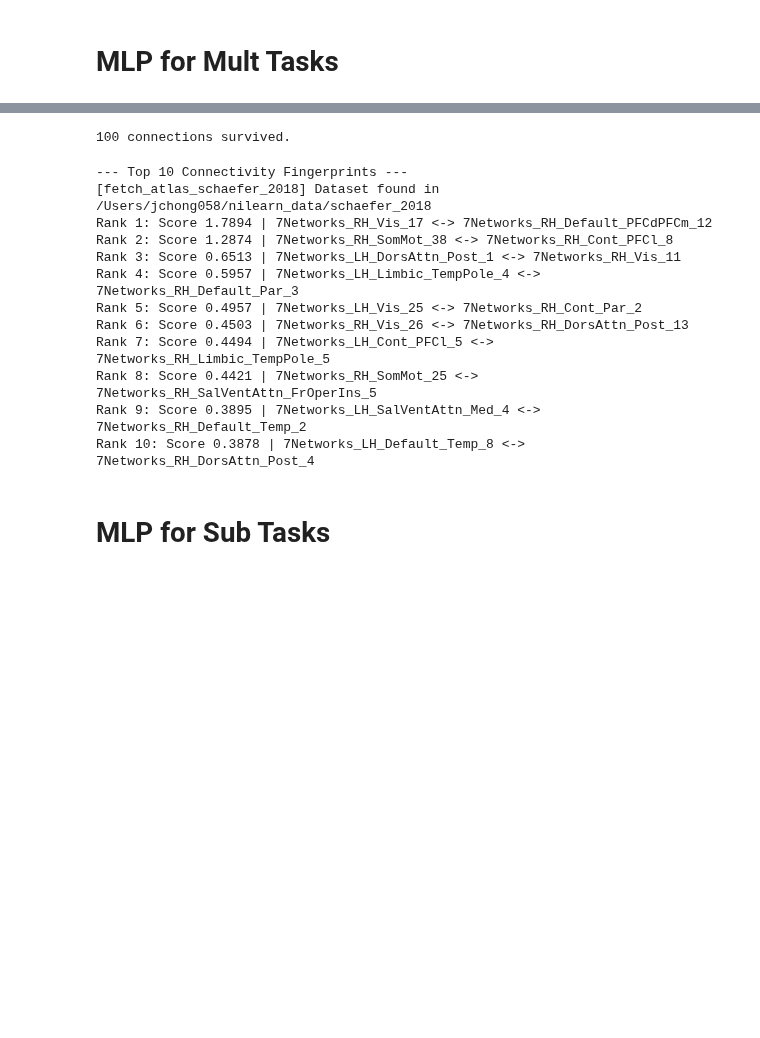
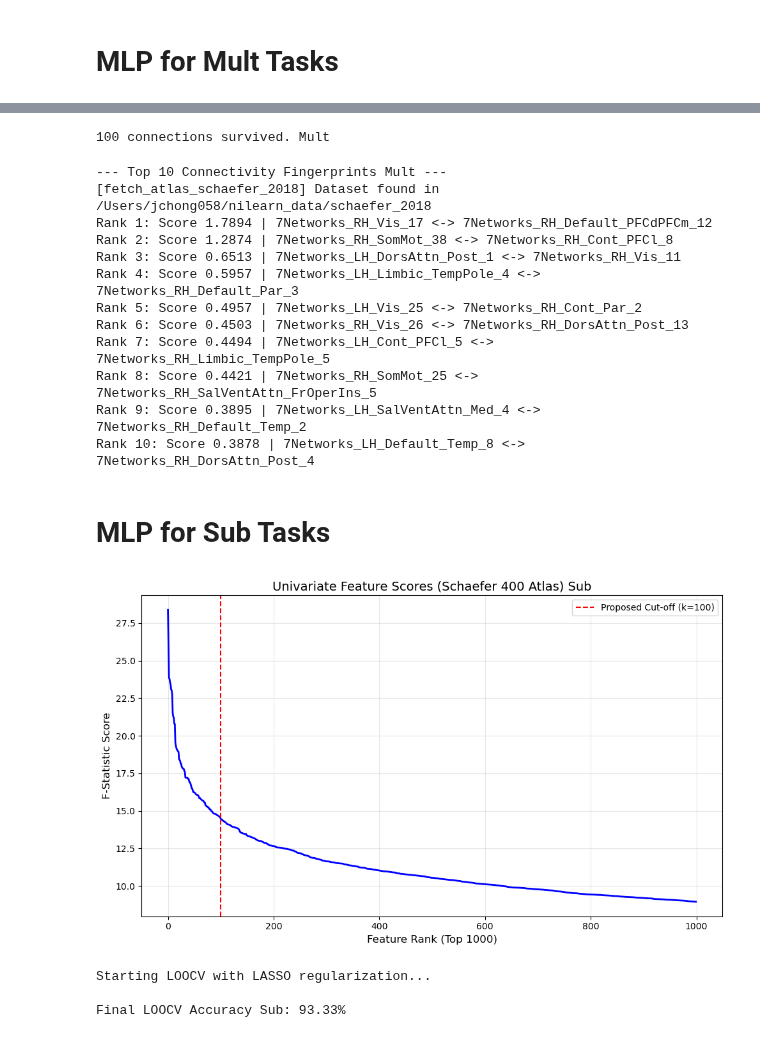
Before and after one commit to JJChong777/brain-math, a Jupyter notebook: brainmath_MLP.ipynb, the cells around one changed output, grey strips where cells are left out. Saved outputs shown, nothing was run; the diff lists cells and outputs as text; code cells hidden in the pictures; blank space fills up the shorter version.

```diff
--- a/brainmath_MLP.ipynb
+++ b/brainmath_MLP.ipynb
@@ -492,9 +492,9 @@ threshold = 1e-4
 winning_meta_indices = np.where(feature_weights > threshold)[0]
 winning_raw_indices = selected_indices[winning_meta_indices]
 
-print(f"{len(winning_raw_indices)} connections survived.")
+print(f"{len(winning_raw_indices)} connections survived. Mult")
 # %% [output]
-100 connections survived.
+100 connections survived. Mult
 # %%
 from nilearn import datasets
 def get_roi_names(index, n_rois=400):
@@ -515,7 +515,7 @@ top_10_meta_indices = np.argsort(feature_weights)[-10:][::-1]
 top_10_raw_indices = selected_indices[top_10_meta_indices]
 
 # 4. Print and Store Results
-print(f"--- Top 10 Connectivity Fingerprints ---")
+print(f"--- Top 10 Connectivity Fingerprints Mult ---")
 top_connections_info = []
 atlas = datasets.fetch_atlas_schaefer_2018(n_rois=400, yeo_networks=7)
 labels = atlas.labels
@@ -536,7 +536,7 @@ for i, raw_idx in enumerate(top_10_raw_indices):
         'indices': (roi_a_idx, roi_b_idx)
     })
 # %% [output]
---- Top 10 Connectivity Fingerprints ---
+--- Top 10 Connectivity Fingerprints Mult ---
 [fetch_atlas_schaefer_2018] Dataset found in /Users/jchong058/nilearn_data/schaefer_2018
 Rank 1: Score 1.7894 | 7Networks_RH_Vis_17 <-> 7Networks_RH_Default_PFCdPFCm_12
 Rank 2: Score 1.2874 | 7Networks_RH_SomMot_38 <-> 7Networks_RH_Cont_PFCl_8
@@ -553,32 +553,34 @@ Rank 10: Score 0.3878 | 7Networks_LH_Default_Temp_8 <-> 7Networks_RH_DorsAttn_Po
 # %%
 import numpy as np
 import matplotlib.pyplot as plt
 from sklearn.feature_selection import SelectKBest, f_classif
 
 # 1. Load your actual data
 X_s, y_s, g_s = filter_task_data(X, y_groups, y_task, groups, task_id=1)
 X_avg_s, y_avg_s = average_by_subject(X_s, y_s, g_s)
 
 
 # 2. Calculate F-statistic scores for all 79,800 features
 selector = SelectKBest(score_func=f_classif, k='all')
 selector.fit(X_avg_s, y_avg_s)
 scores = selector.scores_
 
 # 3. Sort scores in descending order
 sorted_scores = np.sort(scores)[::-1]
 
 # 4. Create the Plot
 plt.figure(figsize=(10, 6))
 plt.plot(sorted_scores[:1000], color='blue', linewidth=2) # Look at top 1000
 plt.axvline(x=100, color='red', linestyle='--', label='Proposed Cut-off (k=100)')
 
-plt.title('Univariate Feature Scores (Schaefer 400 Atlas)', fontsize=14)
+plt.title('Univariate Feature Scores (Schaefer 400 Atlas) Sub', fontsize=14)
 plt.xlabel('Feature Rank (Top 1000)', fontsize=12)
 plt.ylabel('F-Statistic Score', fontsize=12)
 plt.grid(True, alpha=0.3)
 plt.legend()
 plt.tight_layout()
+# %% [output]
+[figure, added]
 # %%
 import torch
 from sklearn.feature_selection import SelectKBest, f_classif
@@ -650,4 +652,8 @@ for train_idx, test_idx in loo.split(X_final_s):
 
 # 6. Final Report
 final_acc = accuracy_score(all_test_labels, all_test_preds)
-print(f"\nFinal LOOCV Accuracy: {final_acc * 100:.2f}%")
+print(f"\nFinal LOOCV Accuracy Sub: {final_acc * 100:.2f}%")
+# %% [output]
+Starting LOOCV with LASSO regularization...
+
+Final LOOCV Accuracy Sub: 93.33%
```
Also changed, not shown: parts of 9 cells of this notebook.
